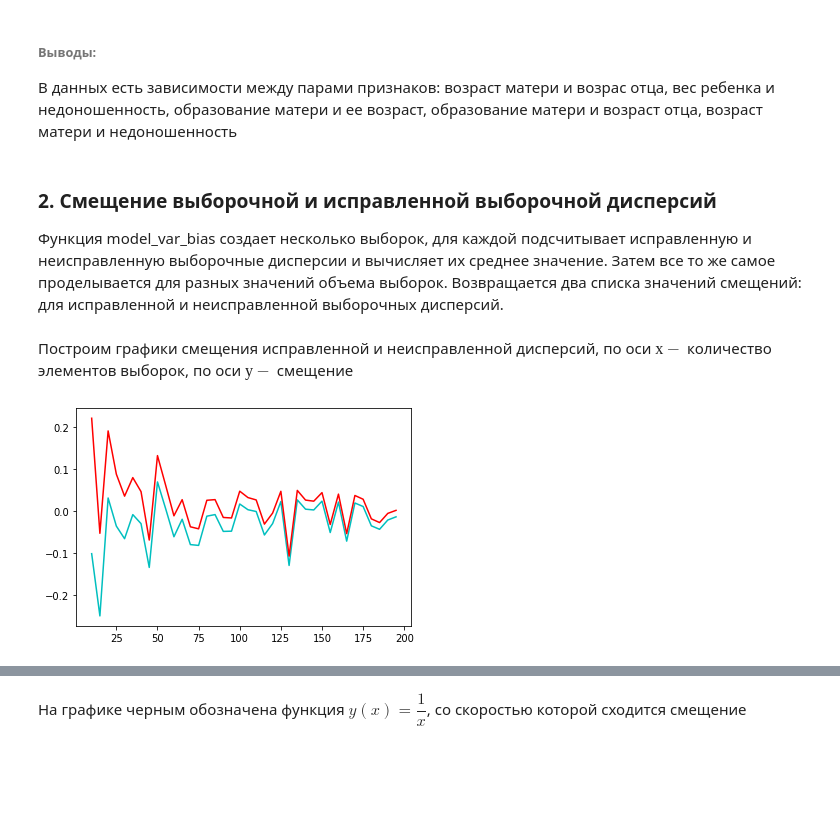
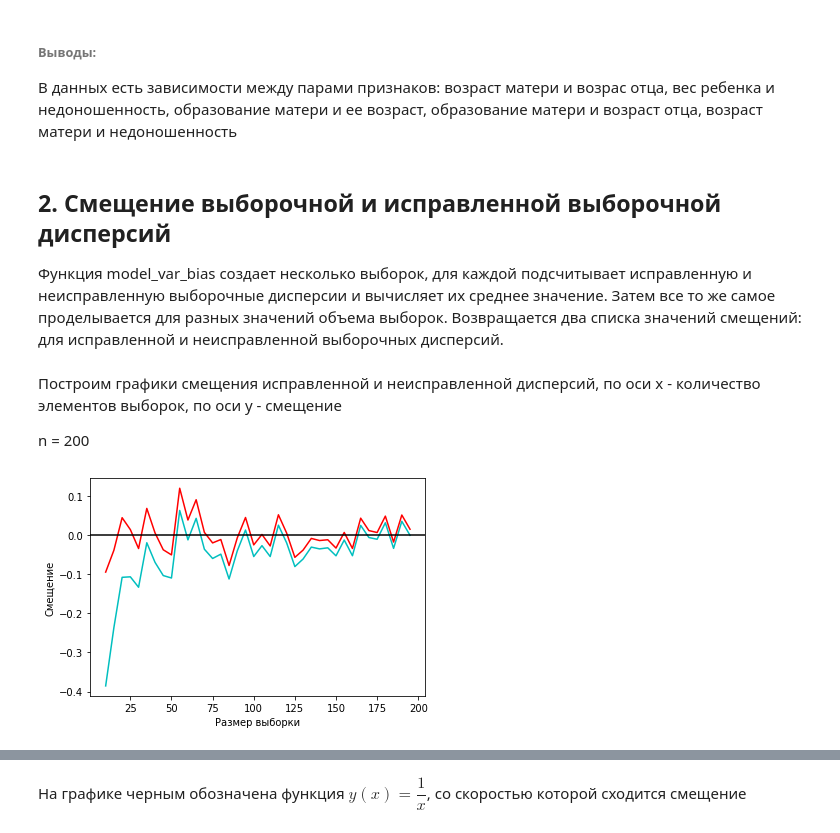
Before and after one commit to Vlada-Veselova/Statistics_HW_BI, a Jupyter notebook: Statistic_1.ipynb, the cells around one changed output, grey strips where cells are left out. Drawn from its saved outputs; the diff is of its cells as text; code cells hidden in the pictures; blank space fills up the shorter version.

```diff
--- a/Statistic_1.ipynb
+++ b/Statistic_1.ipynb
@@ -114,10 +117,10 @@ sns.boxplot(y=df.weight.apply(lambda x: x // 100 * 100), x=df.sex);
 В данных есть зависимости между парами признаков:
 возраст матери и возрас отца, вес ребенка и недоношенность, образование матери и ее возраст, образование матери и возраст отца, возраст матери и недоношенность
 # %% [markdown]
-### 2. Смещение выборочной и исправленной выборочной дисперсий
+## 2. Смещение выборочной и исправленной выборочной дисперсий
 Функция model_var_bias создает несколько выборок, для каждой подсчитывает исправленную и неисправленную выборочные дисперсии и вычисляет их среднее значение. Затем все то же самое проделывается для разных значений объема выборок. Возвращается два списка значений смещений: для исправленной и неисправленной выборочных дисперсий.
 # %%
-def model_var_bias(beg_sample_size=10, end_sample_size=200, step=5, n_samples=100, distribution='normal'):
+def model_var_bias(beg_sample_size=50, end_sample_size=2000, step=50, n_samples=100, distribution='normal'):
     emp_bias=[]
     cor_bias=[]
     for l in range(beg_sample_size, end_sample_size, step): #будут создаваться группы выборок с заданным количеством элементов
@@ -137,10 +140,16 @@ def model_var_bias(beg_sample_size=10, end_sample_size=200, step=5, n_samples=10
         cor_bias.append(abs(np.mean(corrected_var)) - 3) # для каждой группы выборок считается смещение неисправленной дисперсии
     return (emp_bias, cor_bias)
 # %% [markdown]
-Построим графики смещения исправленной и неисправленной дисперсий, по оси $х -$  количество элементов выборок, по оси $у - $  смещение
+Построим графики смещения исправленной и неисправленной дисперсий, по оси x - количество элементов выборок, по оси y - смещение
+
+n = 200
 # %%
-emp_bias, cor_bias = model_var_bias()
+emp_bias, cor_bias = model_var_bias(beg_sample_size=10, end_sample_size=200, step=5)
 sns.lineplot(y=emp_bias, x=[i for i in range(10, 200, 5)], color='c');
 sns.lineplot(y=cor_bias, x=[i for i in range(10, 200, 5)], color='r');
+plt.axhline(y=0, color='black', linestyle='-');
+plt.xlabel('Размер выборки')
+plt.ylabel('Смещение')
+plt.show();
 # %% [output]
-[figure, old version]
+[figure, new version]
```
Also changed, not shown: parts of 15 cells of this notebook, 1 other file.
